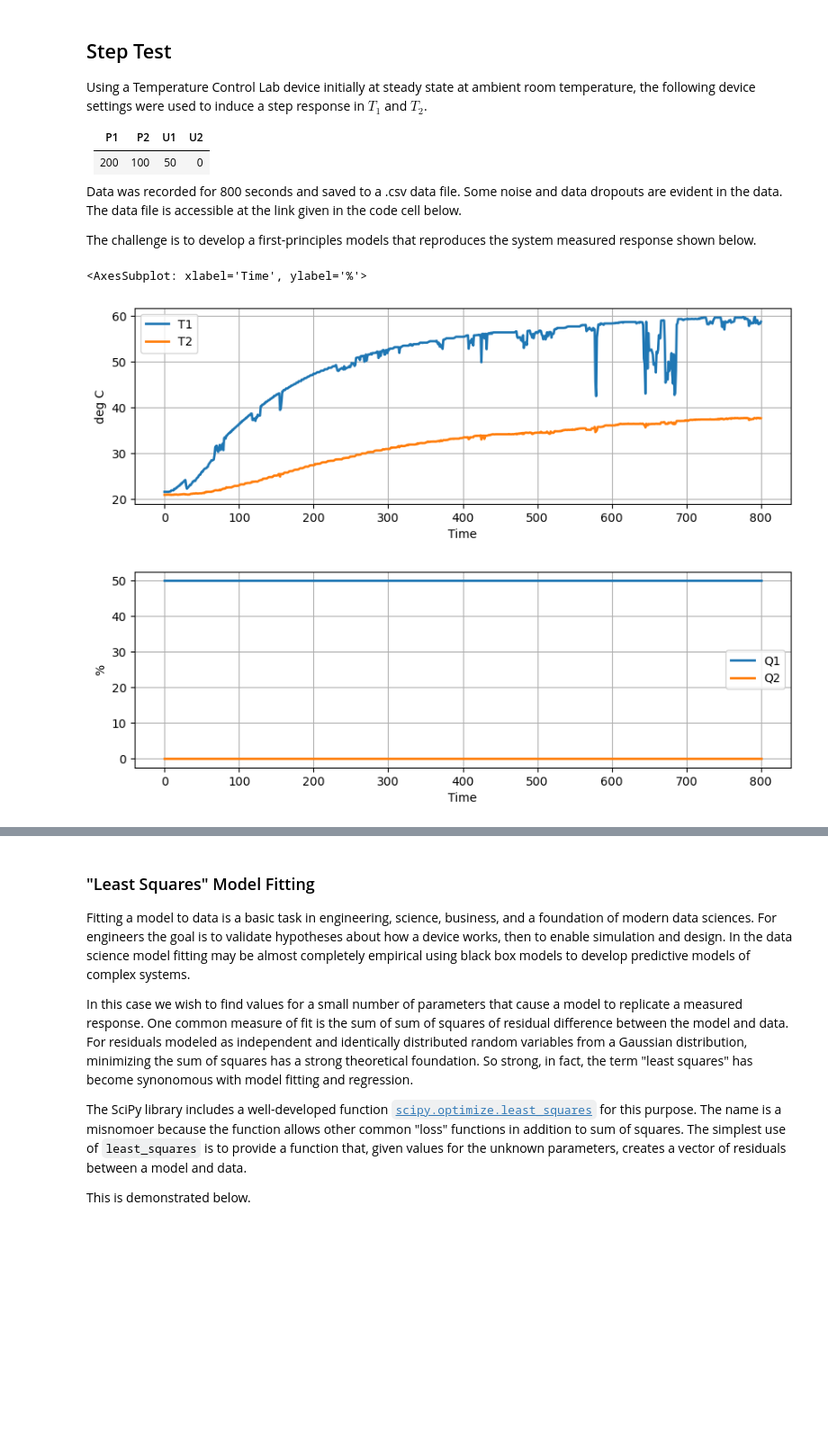
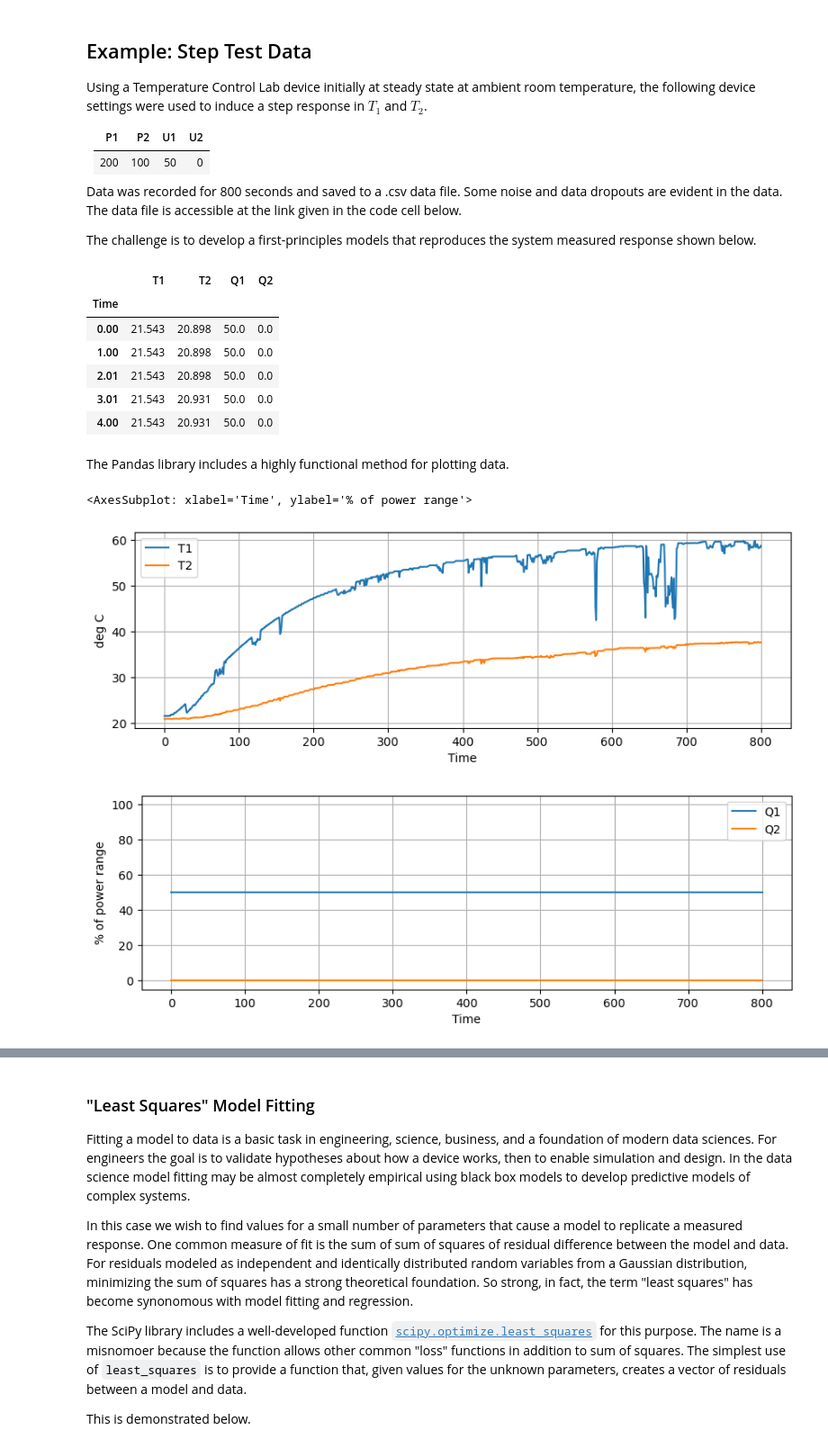
Before and after one commit to jckantor/cbe30338-book, a Jupyter notebook: _build/jupyter_execute/notebooks/02.05-Second-Order.ipynb, the cells around one changed output, grey strips where cells are left out. Shown: that part at 90% size. Cells and saved outputs as stored; diff of their text form; code cells hidden in the pictures; blank space fills up the shorter version.

```diff
--- a/_build/jupyter_execute/notebooks/02.05-Second-Order.ipynb
+++ b/_build/jupyter_execute/notebooks/02.05-Second-Order.ipynb
@@ -3,5 +10,5 @@
 # %% [markdown]
-## Step Test
+## Example: Step Test Data
 
 Using a Temperature Control Lab device initially at steady state at ambient room temperature, the following device settings were used to induce a step response in $T_1$ and $T_2$.
 
@@ -17,12 +24,25 @@ import pandas as pd
 
 data_file = "https://raw.githubusercontent.com/jckantor/cbe30338-book/main/notebooks/data/tclab-data-example.csv"
 data = pd.read_csv(data_file)
-data.plot(x = "Time", y=["T1", "T2"], figsize=(10, 3), grid=True, lw=2, ylabel="deg C")
-data.plot(x = "Time", y=["Q1", "Q2"], figsize=(10, 3), grid=True, lw=2, ylabel="%")
+data = data.set_index("Time")
+data.head()
 # %% [output]
-<AxesSubplot: xlabel='Time', ylabel='%'>
-[figure, removed]
-[figure, removed]
+|  | T1 | T2 | Q1 | Q2 |
+| Time |  |  |  |  |
+| 0.00 | 21.543 | 20.898 | 50.0 | 0.0 |
+| 1.00 | 21.543 | 20.898 | 50.0 | 0.0 |
+| 2.01 | 21.543 | 20.898 | 50.0 | 0.0 |
+| 3.01 | 21.543 | 20.931 | 50.0 | 0.0 |
+| 4.00 | 21.543 | 20.931 | 50.0 | 0.0 |
+# %% [markdown]
+The Pandas library includes a highly functional method for plotting data.
+# %%
+data.plot(y=["T1", "T2"], figsize=(10, 3), grid=True, ylabel="deg C")
+data.plot(y=["Q1", "Q2"], figsize=(10, 3), grid=True, ylabel="% of power range", ylim=(-5, 105))
+# %% [output]
+<AxesSubplot: xlabel='Time', ylabel='% of power range'>
+[figure, added]
+[figure, added]
 # %% [markdown]
 ## Two-State Model
 
```
Also changed, not shown: parts of 15 cells of this notebook, 28 other files.
